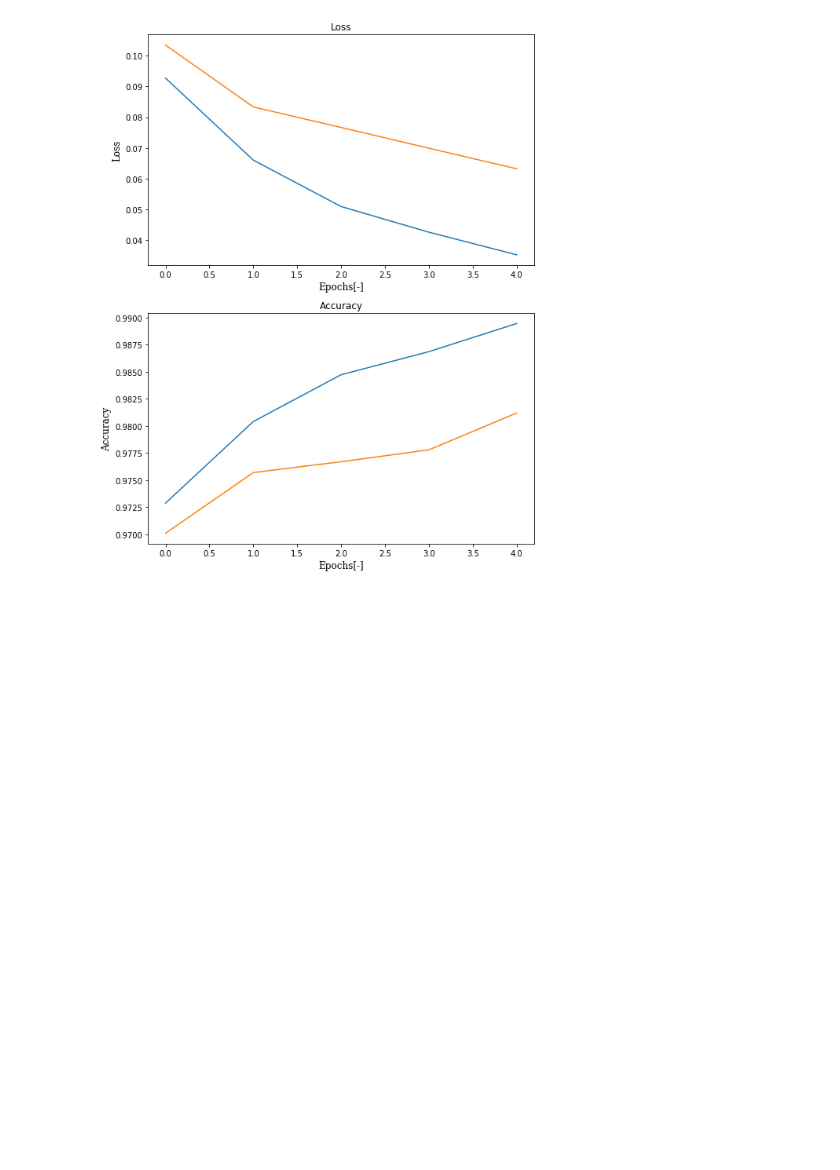
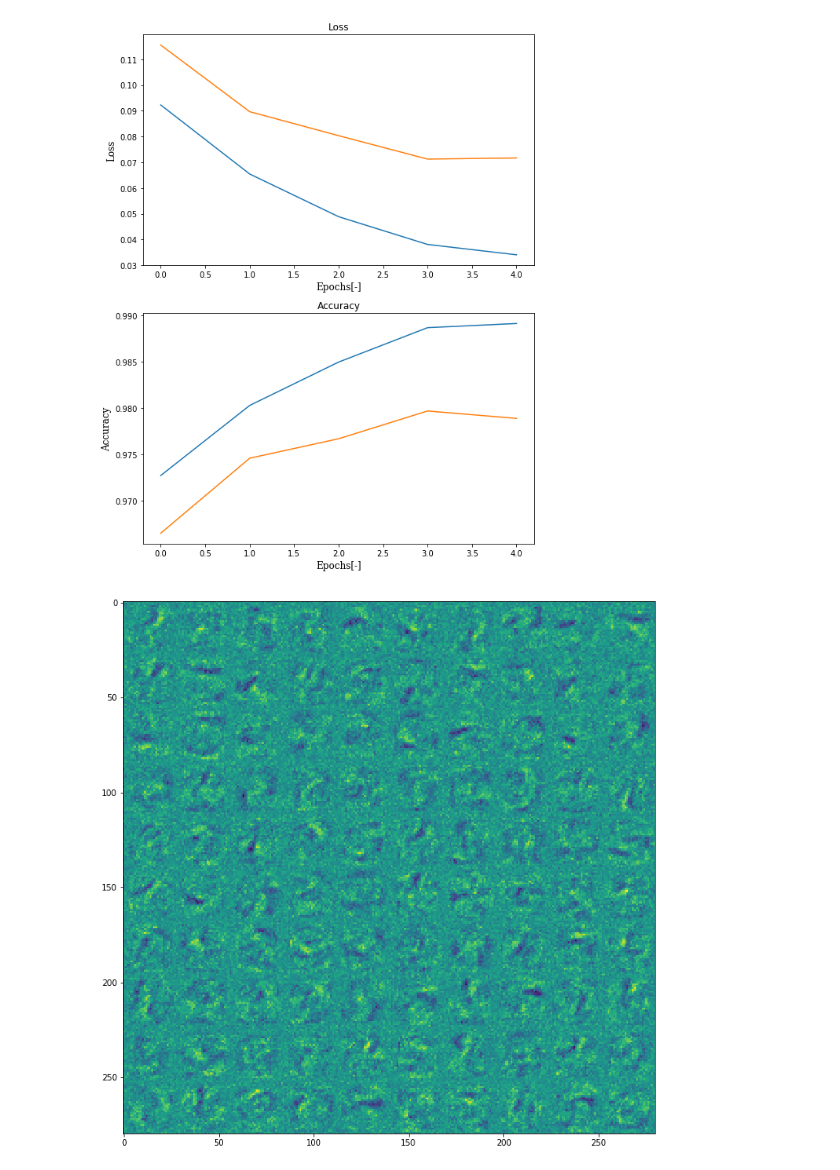
Before and after one commit to daichi-yoshikawa/dnnet, a Jupyter notebook: examples/mnist/mnist.ipynb, the cells around one changed output. Drawn from its saved outputs; the diff is of its cells as text; code cells hidden in the pictures; blank space fills up the shorter version.

Commit message:
Implemented visualization of filters.

```diff
--- a/examples/mnist/mnist.ipynb
+++ b/examples/mnist/mnist.ipynb
@@ -68,7 +68,7 @@ lc = model.fit(
         x=x,
         y=y,
         epochs=5,
-        batch_size=80,
+        batch_size=100,
         optimizer=optimizer,
         loss_function=LossFunction.Type.multinomial_cross_entropy,
         learning_curve=True,
@@ -78,5 +78,6 @@ lc = model.fit(
 )
 
 lc.plot(figsize=(8,10), fontsize=12)
+model.show_filters(0, shape=(28, 28), layout=(10, 10), figsize=(12, 12))
 # %% [output]
 Load MNIST data ........ Done.
@@ -88 +89,2 @@ Load MNIST data ........ Done.
-[figure, old version]
+[figure, new version]
+[figure, added]
```
Also changed, not shown: parts of 2 cells of this notebook, 5 other files.
